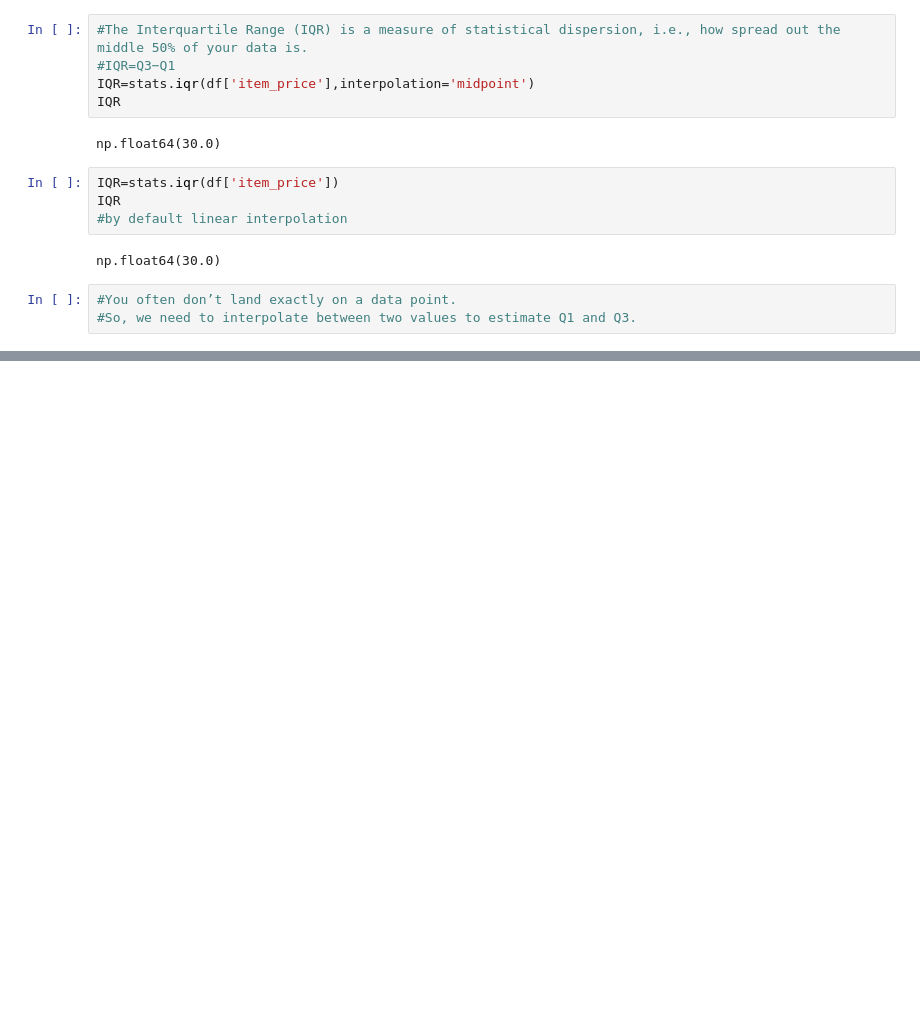
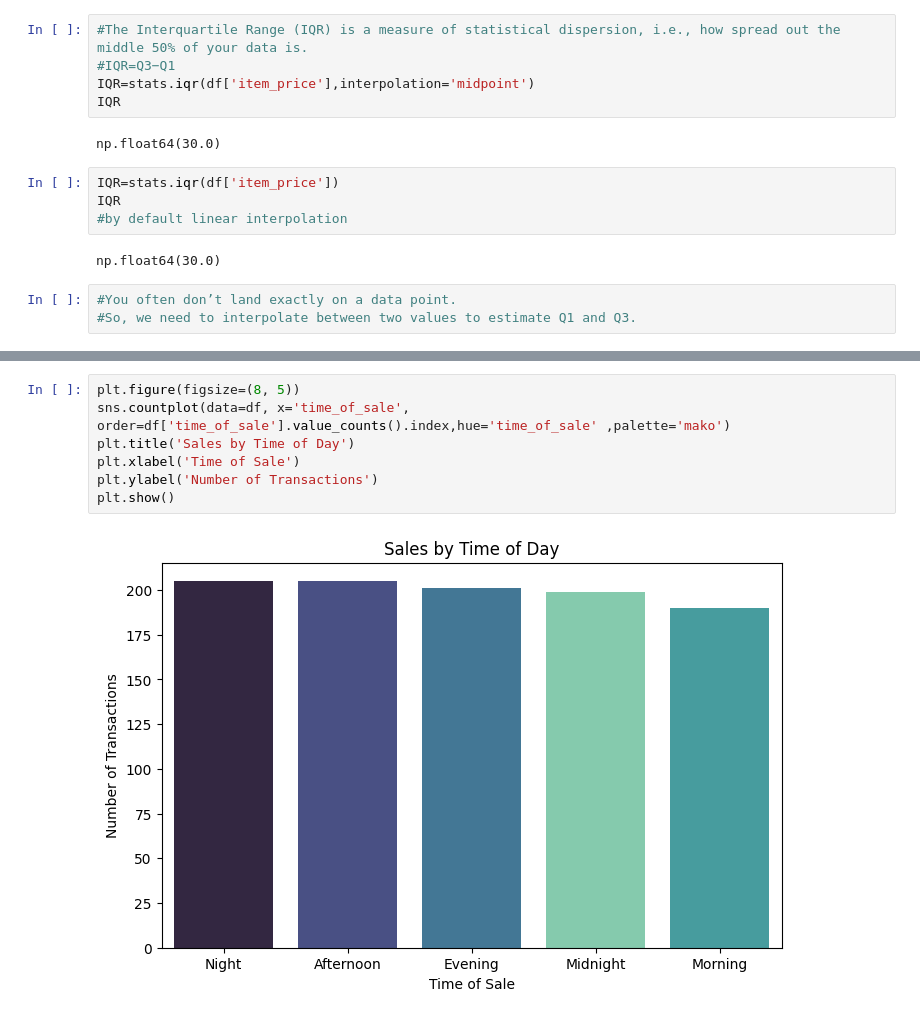
Before and after one commit to Sabahat-Tufail/EDA, a Jupyter notebook: EDA_chap1_python_cookbook.ipynb, the cells around one changed output, grey strips where cells are left out. Cells and saved outputs as stored; diff of their text form; blank space fills up the shorter version.

```diff
--- a/EDA_chap1_python_cookbook.ipynb
+++ b/EDA_chap1_python_cookbook.ipynb
@@ -161,0 +214,9 @@ np.float64(30.0)
+# %%
+plt.figure(figsize=(8, 5))
+sns.countplot(data=df, x='time_of_sale', order=df['time_of_sale'].value_counts().index,hue='time_of_sale' ,palette='mako')
+plt.title('Sales by Time of Day')
+plt.xlabel('Time of Sale')
+plt.ylabel('Number of Transactions')
+plt.show()
+# %% [output]
+[figure, added]
```
Also changed, not shown: parts of 13 cells of this notebook.
